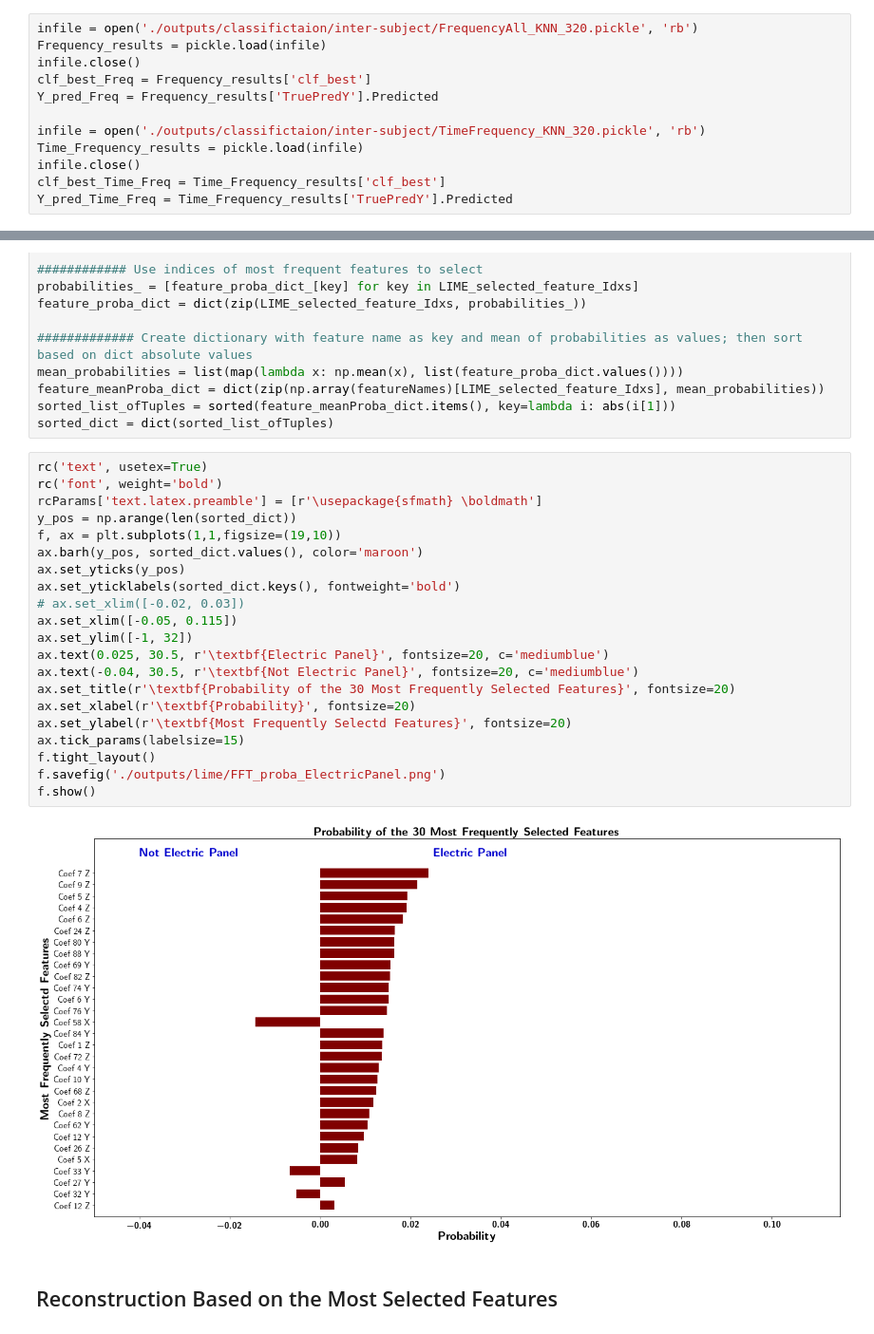
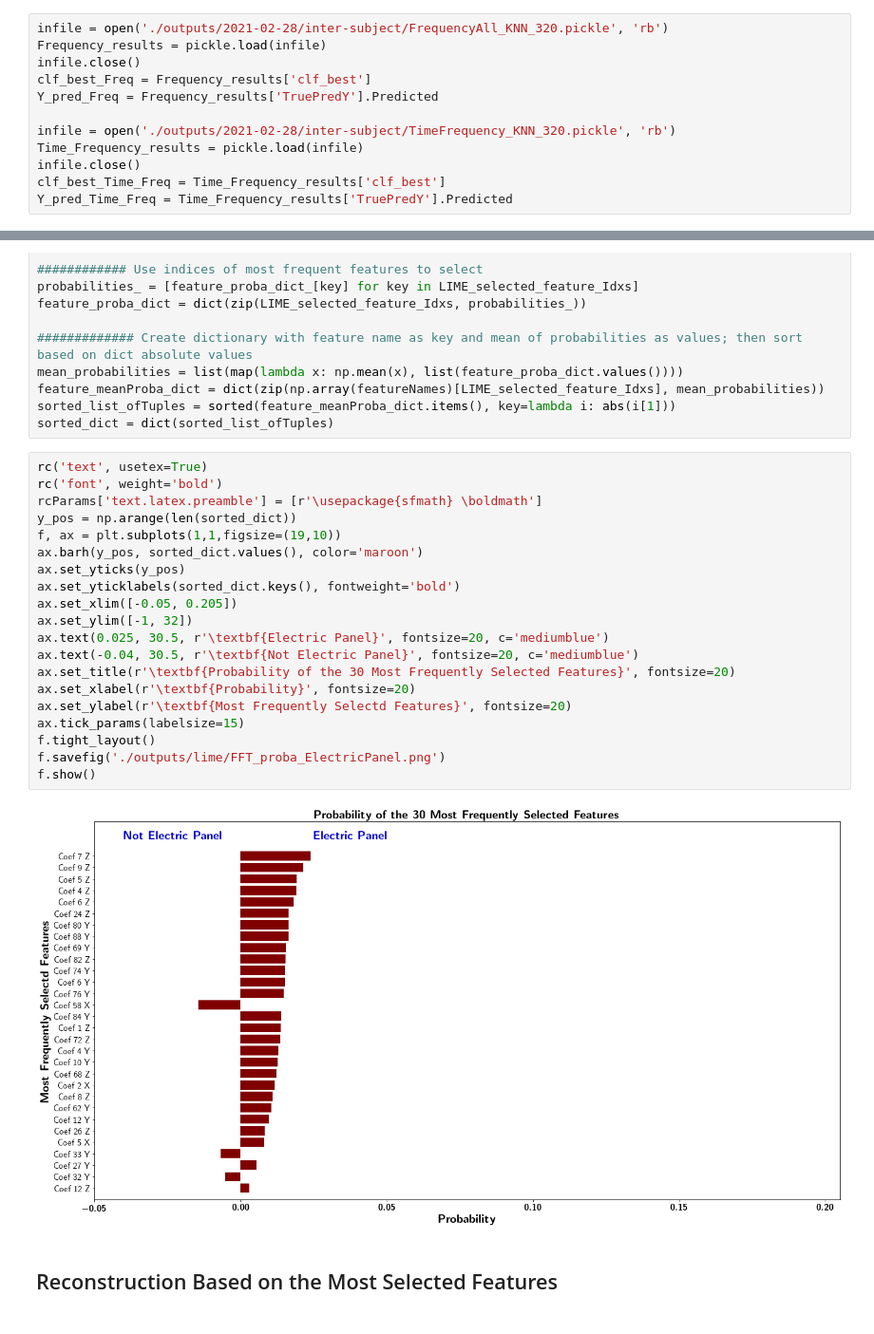
Before and after one commit to saebragani/Activity-Recognition, a Jupyter notebook: LIME_FFT.ipynb, the cells around one changed output, grey strips where cells are left out. Shown: that part at 95% size. Drawn from its saved outputs; the diff is of its cells as text.

```diff
--- a/LIME_FFT.ipynb
+++ b/LIME_FFT.ipynb
@@ -242,13 +242,13 @@ X_test = preprocessing.scale(X_test_O.values[:,:-2])
 # %% [markdown]
 ## Import Classification Results: ***k*-NN**, **10 Sec** for Frequency and Time-Frequency Features
 # %%
-infile = open('./outputs/classifictaion/inter-subject/FrequencyAll_KNN_320.pickle', 'rb')
+infile = open('./outputs/2021-02-28/inter-subject/FrequencyAll_KNN_320.pickle', 'rb')
 Frequency_results = pickle.load(infile)
 infile.close()
 clf_best_Freq = Frequency_results['clf_best']
 Y_pred_Freq = Frequency_results['TruePredY'].Predicted
 
-infile = open('./outputs/classifictaion/inter-subject/TimeFrequency_KNN_320.pickle', 'rb')
+infile = open('./outputs/2021-02-28/inter-subject/TimeFrequency_KNN_320.pickle', 'rb')
 Time_Frequency_results = pickle.load(infile)
 infile.close()
 clf_best_Time_Freq = Time_Frequency_results['clf_best']
@@ -319,26 +319,25 @@ sorted_dict = dict(sorted_list_ofTuples)
 # %%
 rc('text', usetex=True)
 rc('font', weight='bold')
 rcParams['text.latex.preamble'] = [r'\usepackage{sfmath} \boldmath']
 y_pos = np.arange(len(sorted_dict))
 f, ax = plt.subplots(1,1,figsize=(19,10))
 ax.barh(y_pos, sorted_dict.values(), color='maroon')
 ax.set_yticks(y_pos)
 ax.set_yticklabels(sorted_dict.keys(), fontweight='bold')
-# ax.set_xlim([-0.02, 0.03])
-ax.set_xlim([-0.05, 0.115])
+ax.set_xlim([-0.05, 0.205])
 ax.set_ylim([-1, 32])
 ax.text(0.025, 30.5, r'\textbf{Electric Panel}', fontsize=20, c='mediumblue')
 ax.text(-0.04, 30.5, r'\textbf{Not Electric Panel}', fontsize=20, c='mediumblue')
 ax.set_title(r'\textbf{Probability of the 30 Most Frequently Selected Features}', fontsize=20)
 ax.set_xlabel(r'\textbf{Probability}', fontsize=20)
 ax.set_ylabel(r'\textbf{Most Frequently Selectd Features}', fontsize=20)
 ax.tick_params(labelsize=15)
 f.tight_layout()
 f.savefig('./outputs/lime/FFT_proba_ElectricPanel.png')
 f.show()
 # %% [output]
-[figure, old version]
+[figure, new version]
 # %% [markdown]
 ## Reconstruction Based on the Most Selected Features
 # %%
```
Also changed, not shown: parts of 2 cells of this notebook, 6 other files.
